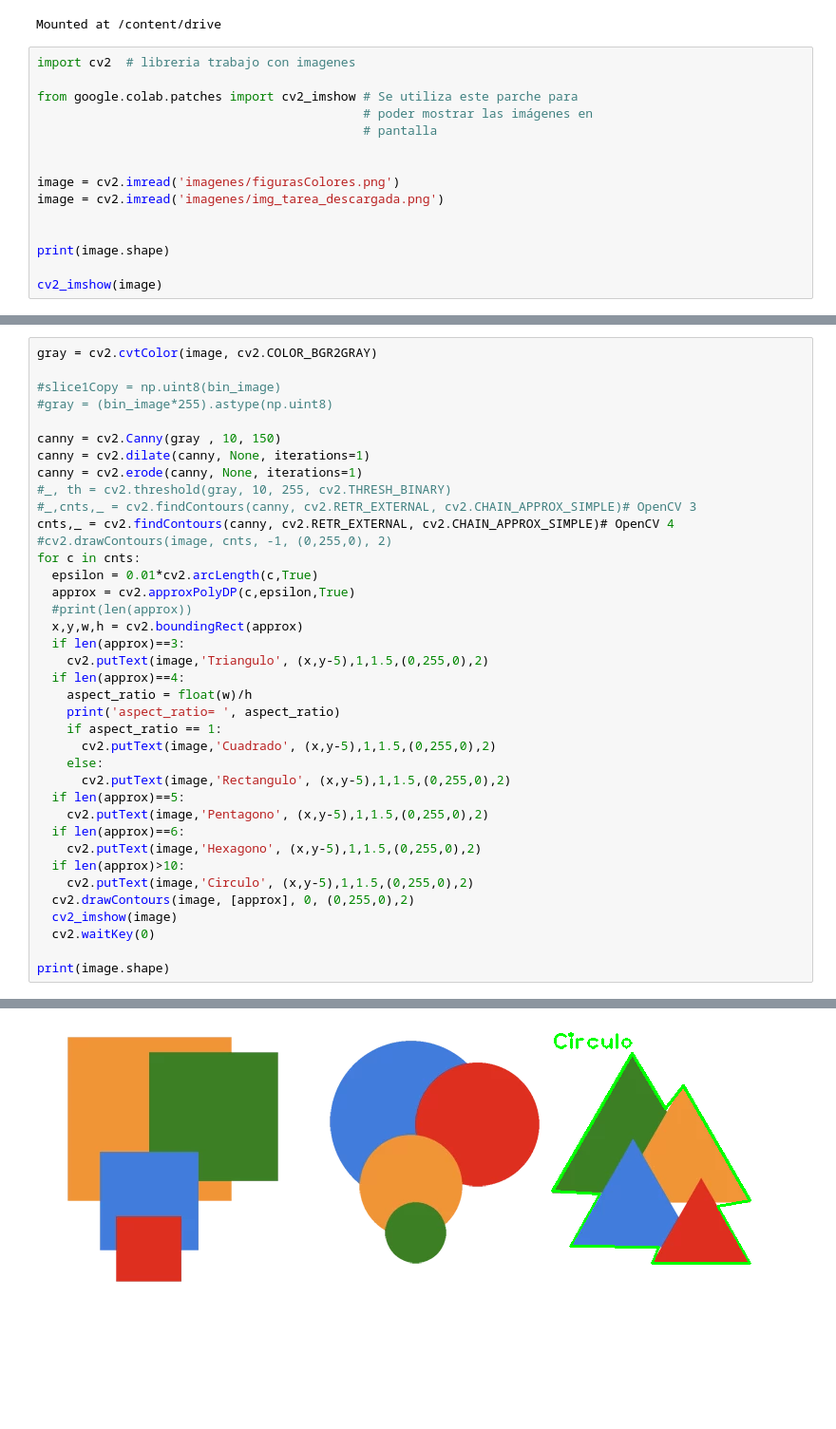
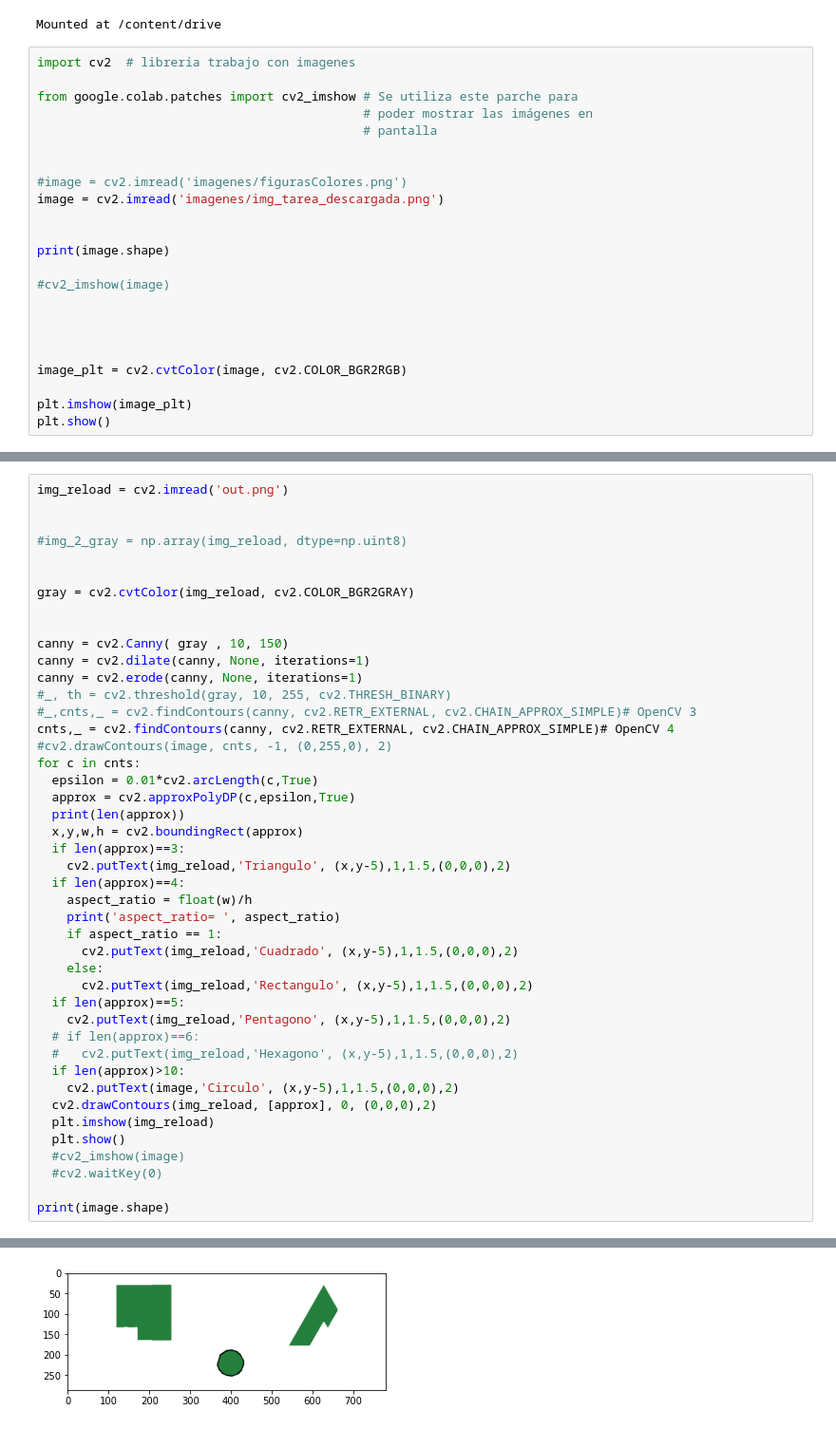
Before and after one commit to CC0R0NAD0/Segmentation-using-multiple-vision-machine-paradigms, a Jupyter notebook: T2_V1.ipynb, the cells around one changed output, grey strips where cells are left out. Shown at 95% size. Drawn from its saved outputs; the diff is of its cells as text; blank space fills up the shorter version.

```diff
--- a/T2_V1.ipynb
+++ b/T2_V1.ipynb
@@ -21,12 +21,20 @@ from google.colab.patches import cv2_imshow # Se utiliza este parche para
                                             # pantalla
 
 
-image = cv2.imread('imagenes/figurasColores.png')
+#image = cv2.imread('imagenes/figurasColores.png')
 image = cv2.imread('imagenes/img_tarea_descargada.png')
 
 
 print(image.shape)
 
-cv2_imshow(image)
+#cv2_imshow(image)
+
+
+
+
+image_plt = cv2.cvtColor(image, cv2.COLOR_BGR2RGB)
+
+plt.imshow(image_plt)
+plt.show()
 # %% [output]
 (287, 780, 3)
@@ -304,10 +332,14 @@ print(360*h_acomodo[-70])
 # %%
-gray = cv2.cvtColor(image, cv2.COLOR_BGR2GRAY)
+img_reload = cv2.imread('out.png')
 
-#slice1Copy = np.uint8(bin_image)
-#gray = (bin_image*255).astype(np.uint8)
 
-canny = cv2.Canny(gray , 10, 150)
+#img_2_gray = np.array(img_reload, dtype=np.uint8)
+
+
+gray = cv2.cvtColor(img_reload, cv2.COLOR_BGR2GRAY)
+
+
+canny = cv2.Canny( gray , 10, 150)
 canny = cv2.dilate(canny, None, iterations=1)
 canny = cv2.erode(canny, None, iterations=1)
 #_, th = cv2.threshold(gray, 10, 255, cv2.THRESH_BINARY)
@@ -317,26 +349,28 @@ cnts,_ = cv2.findContours(canny, cv2.RETR_EXTERNAL, cv2.CHAIN_APPROX_SIMPLE)# Op
 for c in cnts:
   epsilon = 0.01*cv2.arcLength(c,True)
   approx = cv2.approxPolyDP(c,epsilon,True)
-  #print(len(approx))
+  print(len(approx))
   x,y,w,h = cv2.boundingRect(approx)
   if len(approx)==3:
-    cv2.putText(image,'Triangulo', (x,y-5),1,1.5,(0,255,0),2)
+    cv2.putText(img_reload,'Triangulo', (x,y-5),1,1.5,(0,0,0),2)
   if len(approx)==4:
     aspect_ratio = float(w)/h
     print('aspect_ratio= ', aspect_ratio)
     if aspect_ratio == 1:
-      cv2.putText(image,'Cuadrado', (x,y-5),1,1.5,(0,255,0),2)
+      cv2.putText(img_reload,'Cuadrado', (x,y-5),1,1.5,(0,0,0),2)
     else:
-      cv2.putText(image,'Rectangulo', (x,y-5),1,1.5,(0,255,0),2)
+      cv2.putText(img_reload,'Rectangulo', (x,y-5),1,1.5,(0,0,0),2)
   if len(approx)==5:
-    cv2.putText(image,'Pentagono', (x,y-5),1,1.5,(0,255,0),2)
-  if len(approx)==6:
-    cv2.putText(image,'Hexagono', (x,y-5),1,1.5,(0,255,0),2)
+    cv2.putText(img_reload,'Pentagono', (x,y-5),1,1.5,(0,0,0),2)
+  # if len(approx)==6:
+  #   cv2.putText(img_reload,'Hexagono', (x,y-5),1,1.5,(0,0,0),2)
   if len(approx)>10:
-    cv2.putText(image,'Circulo', (x,y-5),1,1.5,(0,255,0),2)
-  cv2.drawContours(image, [approx], 0, (0,255,0),2)
-  cv2_imshow(image)
-  cv2.waitKey(0)
+    cv2.putText(image,'Circulo', (x,y-5),1,1.5,(0,0,0),2)
+  cv2.drawContours(img_reload, [approx], 0, (0,0,0),2)
+  plt.imshow(img_reload)
+  plt.show()
+  #cv2_imshow(image)
+  #cv2.waitKey(0)
 
 print(image.shape)
 # %% [output]
@@ -343 +378 @@ print(image.shape)
-[figure, old version]
+[figure, new version]
```
Also changed, not shown: parts of 7 cells of this notebook.
